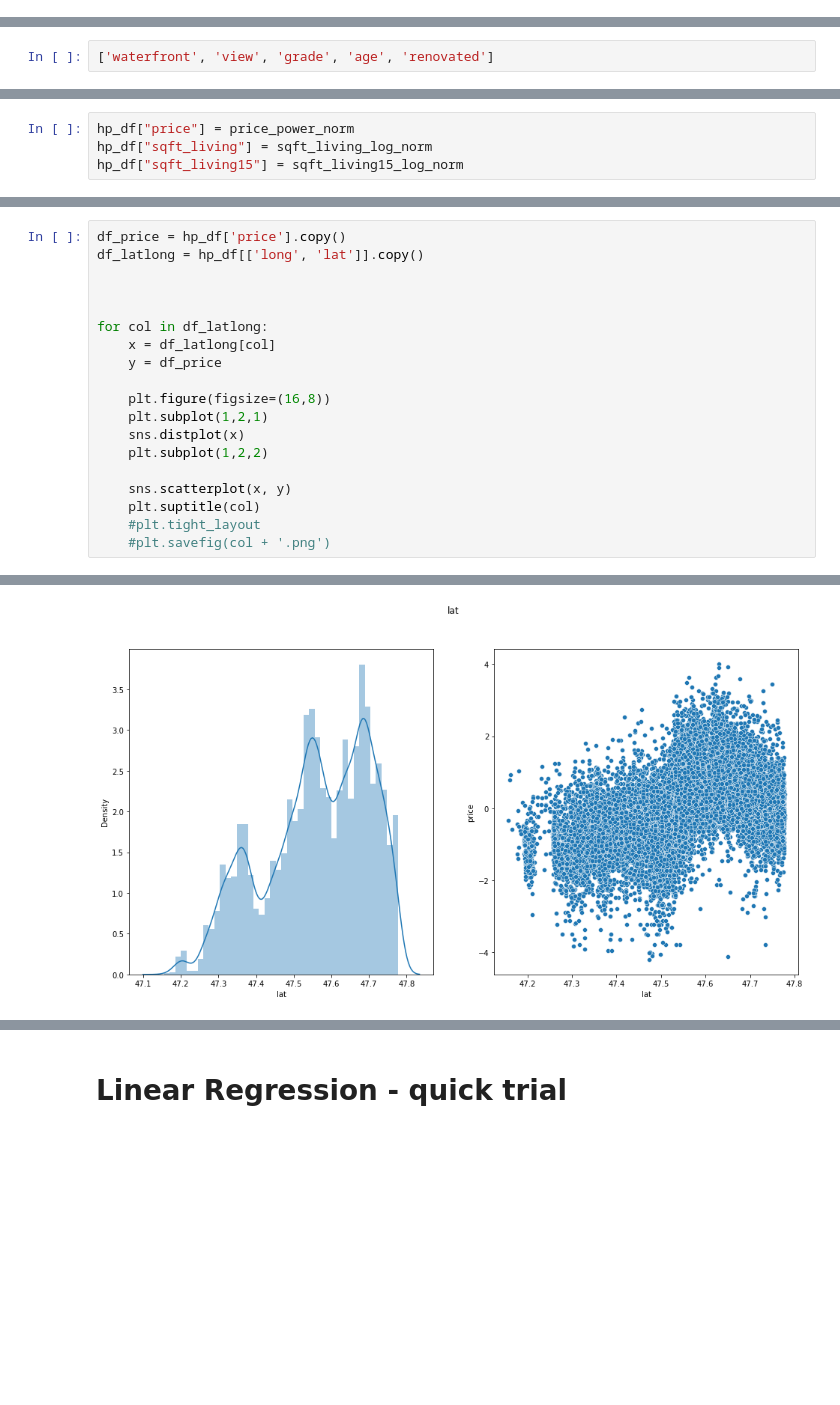
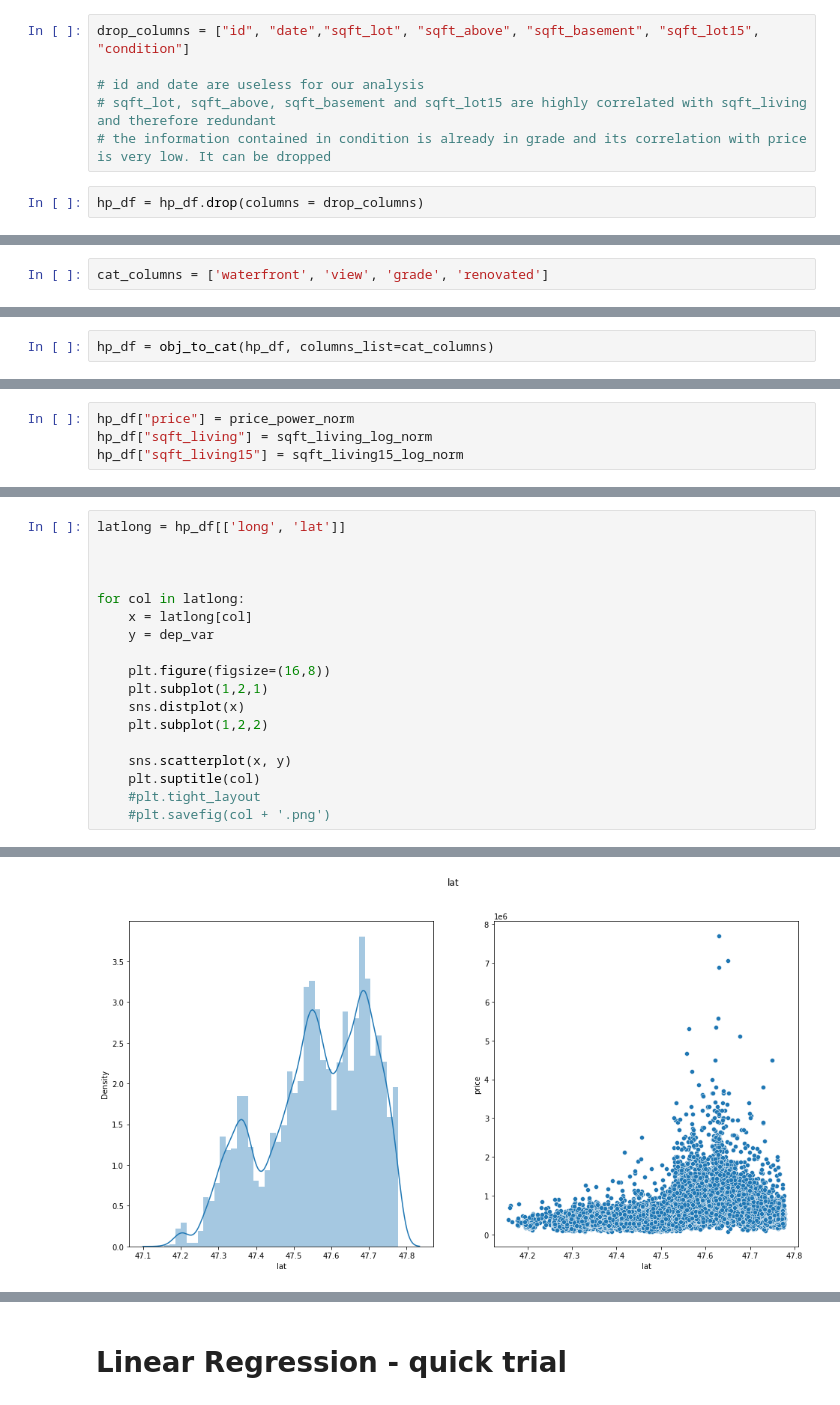
Before and after one commit to rikesahn/Mid_Term_Project, a Jupyter notebook: House_Prices_Case_Study.ipynb, the cells around one changed output, grey strips where cells are left out. Saved outputs shown, nothing was run; the diff lists cells and outputs as text; blank space fills up the shorter version.

```diff
--- a/House_Prices_Case_Study.ipynb
+++ b/House_Prices_Case_Study.ipynb
@@ -493,3 +572,11 @@ The number of record with availabe info regarding the renovation year is 914.
+# %%
+drop_columns = ["id", "date","sqft_lot", "sqft_above", "sqft_basement", "sqft_lot15", "condition"]
+
+# id and date are useless for our analysis
+# sqft_lot, sqft_above, sqft_basement and sqft_lot15 are highly correlated with sqft_living and therefore redundant
+# the information contained in condition is already in grade and its correlation with price is very low. It can be dropped
+# %%
+hp_df = hp_df.drop(columns = drop_columns)
 # %% [markdown]
 # Data Transformations
 # %% [markdown]
@@ -571,2 +642,2 @@ Index(['id', 'date', 'bedrooms', 'bathrooms', 'sqft_living', 'sqft_lot',
 # %%
-['waterfront', 'view', 'grade', 'age', 'renovated']
+cat_columns = ['waterfront', 'view', 'grade', 'renovated']
@@ -627,3 +644,5 @@ hp_df
+# %%
+hp_df = obj_to_cat(hp_df, columns_list=cat_columns)
 # %% [markdown]
 # Normalization
 # %% [markdown]
@@ -797,12 +798,11 @@ sns.heatmap(correlation_matrix,  # the data for the heatmap
 # %%
-df_price = hp_df['price'].copy()
-df_latlong = hp_df[['long', 'lat']].copy()
+latlong = hp_df[['long', 'lat']]
 
 
 
-for col in df_latlong:
-    x = df_latlong[col]
-    y = df_price
+for col in latlong:
+    x = latlong[col]
+    y = dep_var
 
     plt.figure(figsize=(16,8))
     plt.subplot(1,2,1)
@@ -818 +818 @@ for col in df_latlong:
-[figure, old version]
+[figure, new version]
```
Also changed, not shown: parts of 63 cells of this notebook.
